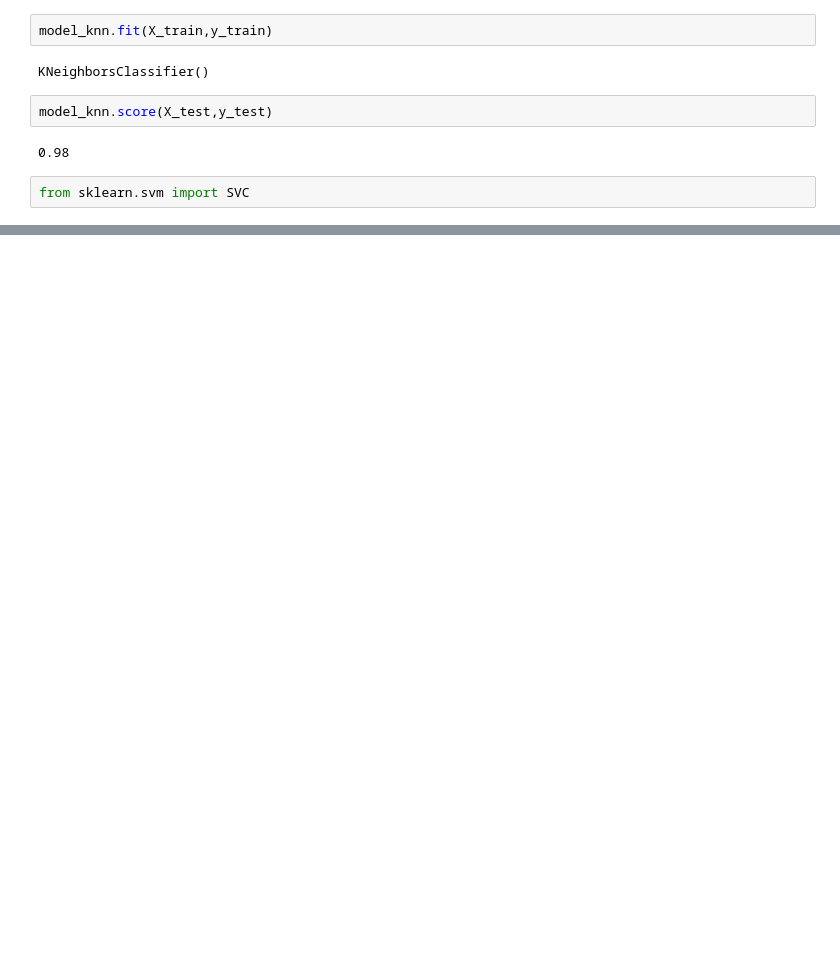
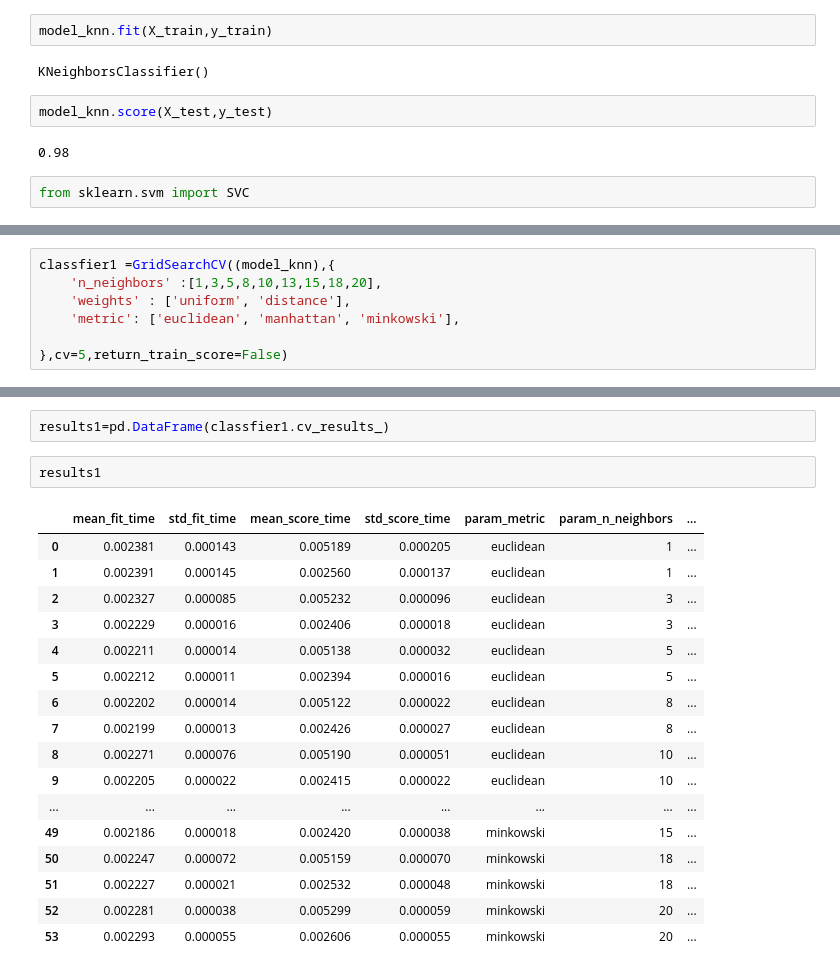
Before and after one commit to Afzal-22/Machine-Learning, a Jupyter notebook: Part-4/GridSearchCV.ipynb, the cells around one changed output, grey strips where cells are left out. Saved outputs shown, nothing was run; the diff lists cells and outputs as text; blank space fills up the shorter version.

```diff
--- a/Part-4/GridSearchCV.ipynb
+++ b/Part-4/GridSearchCV.ipynb
@@ -51,0 +120,7 @@ model_svm=SVC()
+# %%
+classfier1 =GridSearchCV((model_knn),{
+    'n_neighbors' :[1,3,5,8,10,13,15,18,20],
+    'weights' : ['uniform', 'distance'],
+    'metric': ['euclidean', 'manhattan', 'minkowski'],
+
+},cv=5,return_train_score=False)
@@ -51,0 +134,22 @@ model_svm=SVC()
+# %%
+results1=pd.DataFrame(classfier1.cv_results_)
+# %%
+results1
+# %% [output]
+|  | mean_fit_time | std_fit_time | mean_score_time | std_score_time | param_metric | param_n_neighbors | ... |
+| 0 | 0.002381 | 0.000143 | 0.005189 | 0.000205 | euclidean | 1 | ... |
+| 1 | 0.002391 | 0.000145 | 0.002560 | 0.000137 | euclidean | 1 | ... |
+| 2 | 0.002327 | 0.000085 | 0.005232 | 0.000096 | euclidean | 3 | ... |
+| 3 | 0.002229 | 0.000016 | 0.002406 | 0.000018 | euclidean | 3 | ... |
+| 4 | 0.002211 | 0.000014 | 0.005138 | 0.000032 | euclidean | 5 | ... |
+| 5 | 0.002212 | 0.000011 | 0.002394 | 0.000016 | euclidean | 5 | ... |
+| 6 | 0.002202 | 0.000014 | 0.005122 | 0.000022 | euclidean | 8 | ... |
+| 7 | 0.002199 | 0.000013 | 0.002426 | 0.000027 | euclidean | 8 | ... |
+| 8 | 0.002271 | 0.000076 | 0.005190 | 0.000051 | euclidean | 10 | ... |
+| 9 | 0.002205 | 0.000022 | 0.002415 | 0.000022 | euclidean | 10 | ... |
+| ... | ... | ... | ... | ... | ... | ... | ... |
+| 49 | 0.002186 | 0.000018 | 0.002420 | 0.000038 | minkowski | 15 | ... |
+| 50 | 0.002247 | 0.000072 | 0.005159 | 0.000070 | minkowski | 18 | ... |
+| 51 | 0.002227 | 0.000021 | 0.002532 | 0.000048 | minkowski | 18 | ... |
+| 52 | 0.002281 | 0.000038 | 0.005299 | 0.000059 | minkowski | 20 | ... |
+| 53 | 0.002293 | 0.000055 | 0.002606 | 0.000055 | minkowski | 20 | ... |
```
Also changed, not shown: parts of 14 cells of this notebook.
